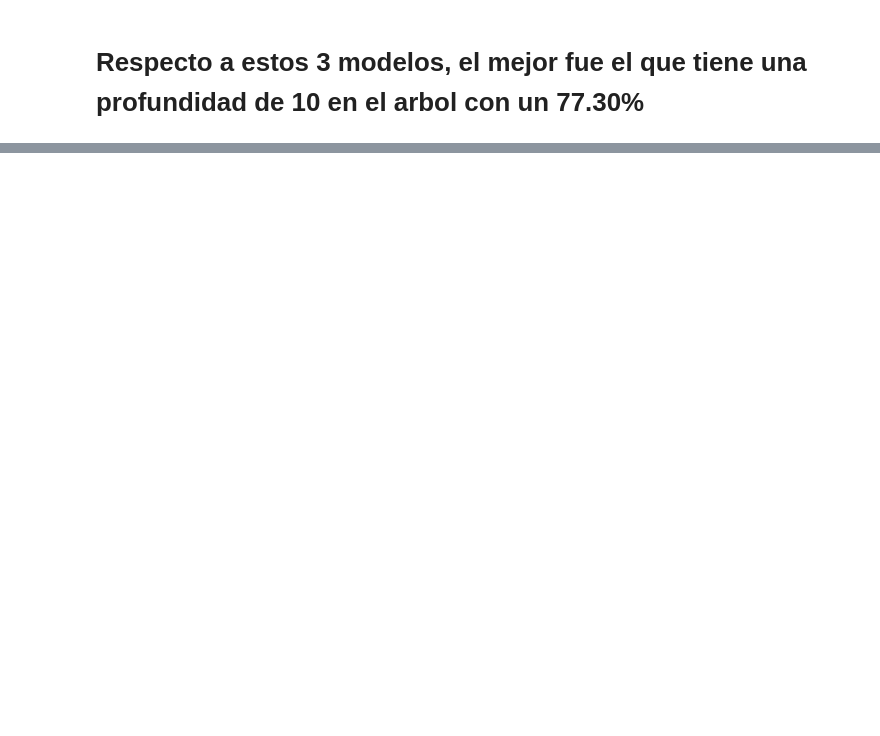
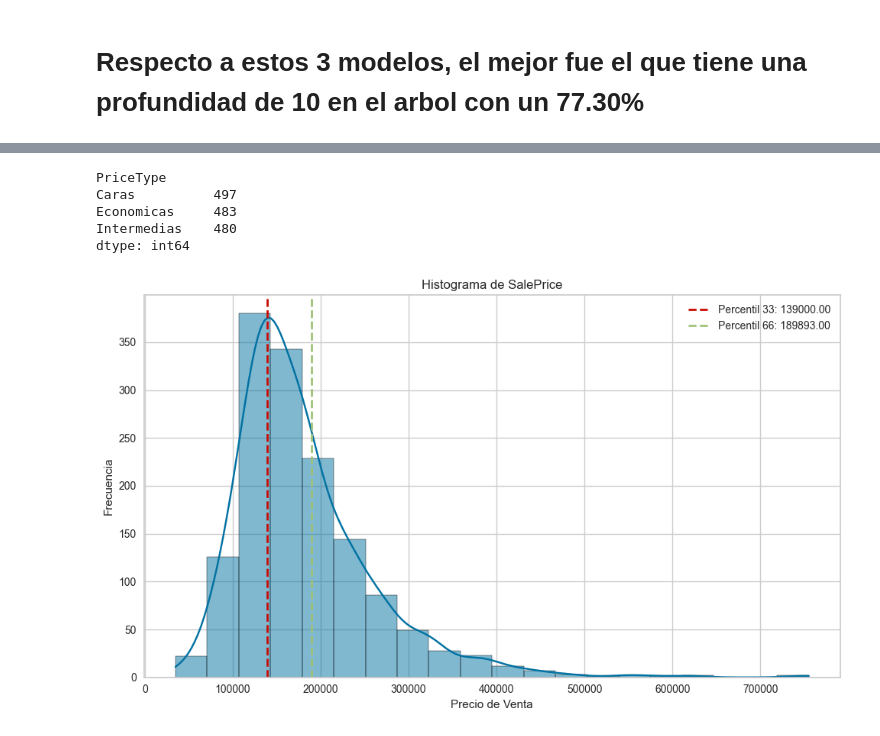
Before and after one commit to SebastianUVG/HT4-ArbolesDecision, a Jupyter notebook: HT4.ipynb, the cells around one changed output, grey strips where cells are left out. Saved outputs shown, nothing was run; the diff lists cells and outputs as text; code cells hidden in the pictures; blank space fills up the shorter version.

```diff
--- a/HT4.ipynb
+++ b/HT4.ipynb
@@ -874,0 +883,19 @@ Coeficiente de Determinación (R²): 0.7730
+# %%
+# Calcular los percentiles 33 y 66
+p33 = datos_limpiados2['SalePrice'].quantile(0.33)
+p66 = datos_limpiados2['SalePrice'].quantile(0.66)
+
+# Crear la nueva variable categórica
+def categorizar_precio(precio):
+    if precio <= p33:
+        return 'Economicas'
+    elif precio <= p66:
+        return 'Intermedias'
+    else:
+        return 'Caras'
+
+# Aplicar la función al dataframe
+datos_limpiados2['PriceType'] = datos_limpiados2['SalePrice'].apply(categorizar_precio)
+
+print(datos_limpiados2[['SalePrice', 'PriceType']])
+print('Percentil 33: ', p33, 'Percentil 66: ', p66 )
@@ -874,0 +918,36 @@ Coeficiente de Determinación (R²): 0.7730
+# %%
+datos_limpiados2.groupby('PriceType').size()
+# %% [output]
+PriceType
+Caras          497
+Economicas     483
+Intermedias    480
+dtype: int64
+# %%
+from matplotlib.pyplot import axes
+
+y_column = 'SalePrice'
+
+# Crear los subgráficos (si es necesario)
+fig, axes = plt.subplots(1, 1, figsize=(10, 6))  # Aquí puedes ajustar la cantidad de subgráficos
+
+# Crear el histograma con Seaborn
+sns.histplot(datos_limpiados2[y_column], bins=20, kde=True, ax=axes)
+
+# Agregar las líneas verticales en los percentiles
+axes.axvline(p33, color='r', linestyle='dashed', linewidth=2, label=f'Percentil 33: {p33:.2f}')
+axes.axvline(p66, color='g', linestyle='dashed', linewidth=2, label=f'Percentil 66: {p66:.2f}')
+
+# Título y etiquetas
+axes.set_title(f'Histograma de {y_column}')
+axes.set_xlabel('Precio de Venta')
+axes.set_ylabel('Frecuencia')
+
+# Mostrar la leyenda
+axes.legend()
+
+# Ajustar el diseño y mostrar el gráfico
+plt.tight_layout()
+plt.show()
+# %% [output]
+[figure, added]
```
Also changed, not shown: parts of 26 cells of this notebook.
